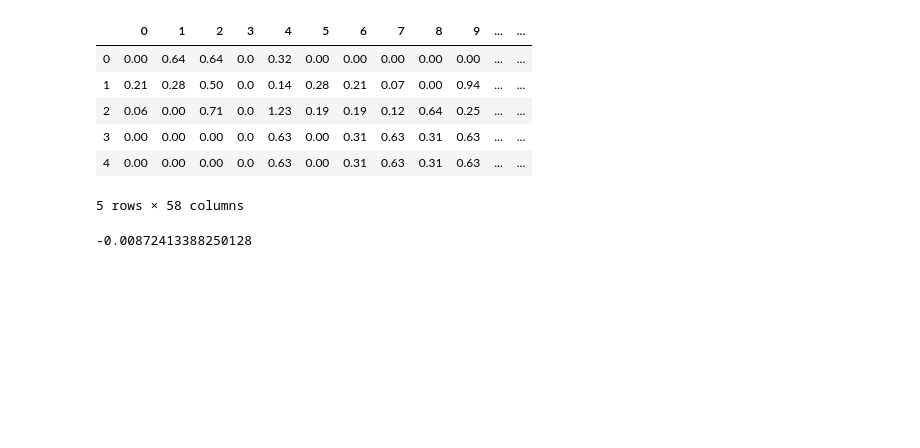
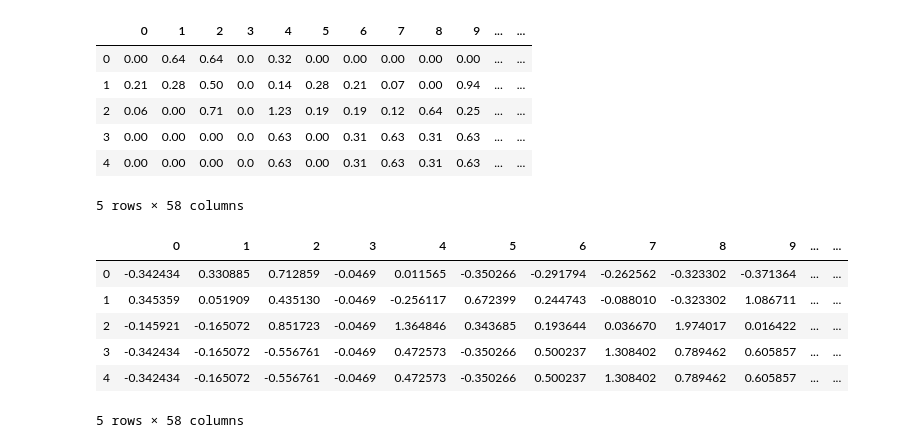
Before and after one commit to GiorgioPolla/Logistic-Regression-Spark, a Jupyter notebook: notebooks/Centralised_LR.ipynb, the cells around one changed output. Drawn from its saved outputs; the diff is of its cells as text; code cells hidden in the pictures; blank space fills up the shorter version.

```diff
--- a/notebooks/Centralised_LR.ipynb
+++ b/notebooks/Centralised_LR.ipynb
@@ -33,19 +31,26 @@ def get_y(df):
 
 def standardize(df):
     x = get_x(df)
-    df_y = df.iloc[:, -1]
+    df_y = df.iloc[:, 57]
 
     standard_scaler = preprocessing.StandardScaler()
     x_scaled = standard_scaler.fit_transform(x)
 
     df_x = pd.DataFrame(x_scaled)
     df_scaled = df_x.join(df_y)
+
     return df_scaled
 # %%
 df = standardize(df)
-df[56][0]
+df.head()
 # %% [output]
+|  | 0 | 1 | 2 | 3 | 4 | 5 | 6 | 7 | 8 | 9 | ... | ... |
+| 0 | -0.342434 | 0.330885 | 0.712859 | -0.0469 | 0.011565 | -0.350266 | -0.291794 | -0.262562 | -0.323302 | -0.371364 | ... | ... |
+| 1 | 0.345359 | 0.051909 | 0.435130 | -0.0469 | -0.256117 | 0.672399 | 0.244743 | -0.088010 | -0.323302 | 1.086711 | ... | ... |
+| 2 | -0.145921 | -0.165072 | 0.851723 | -0.0469 | 1.364846 | 0.343685 | 0.193644 | 0.036670 | 1.974017 | 0.016422 | ... | ... |
+| 3 | -0.342434 | -0.165072 | -0.556761 | -0.0469 | 0.472573 | -0.350266 | 0.500237 | 1.308402 | 0.789462 | 0.605857 | ... | ... |
+| 4 | -0.342434 | -0.165072 | -0.556761 | -0.0469 | 0.472573 | -0.350266 | 0.500237 | 1.308402 | 0.789462 | 0.605857 | ... | ... |
--0.00872413388250128
+5 rows × 58 columns
 # %%
 def sigmoid(z):
     return 1 / (1 + np.exp(-z))
```
Also changed, not shown: parts of 12 cells of this notebook, 9 other files.
